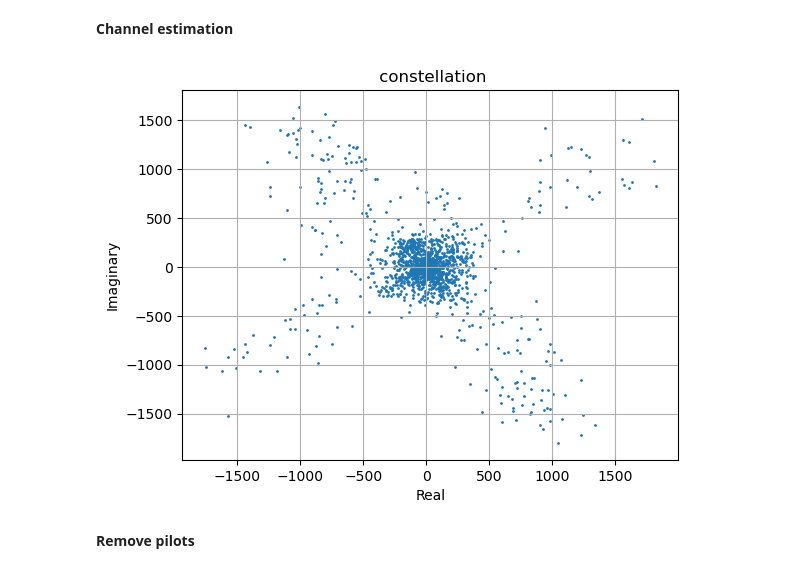
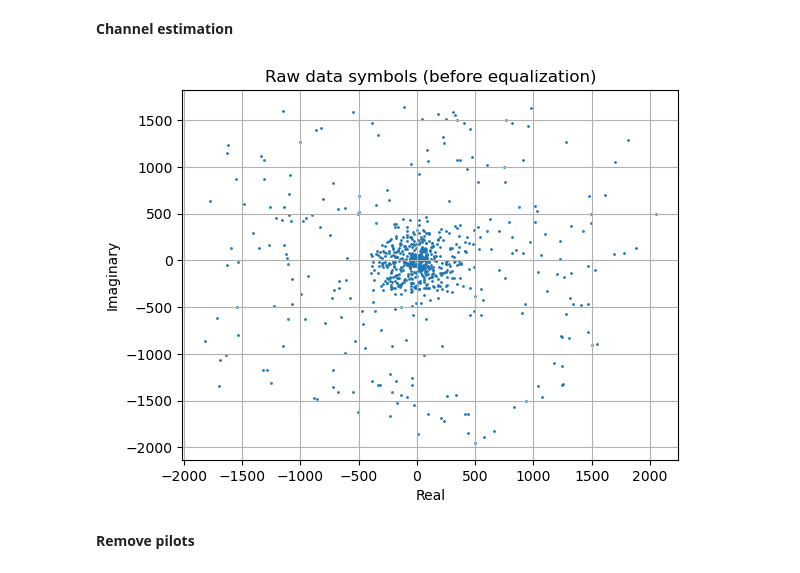
Before and after one commit to axellangenskiold/eitn21, a Jupyter notebook: assignment1_task3_alice.ipynb, the cells around one changed output. Cells and saved outputs as stored; diff of their text form; code cells hidden in the pictures.

```diff
--- a/assignment1_task3_alice.ipynb
+++ b/assignment1_task3_alice.ipynb
@@ -43,9 +41,10 @@ It shows how the filter attenuates different frequencies, with the x-axis repres
 # %% [markdown]
 **A/D Conversion and Down Sampling**
 # %%
-D = round(fs * Tsym / Nsc)   # = round(44100 * 0.058 / 128) = 20
-r_I_down = r_I_filt[::D]
-r_Q_down = r_Q_filt[::D]
+D = fs * Tsym / Nsc   # exact ratio, not rounded
+idx = np.arange(0, len(r_I_filt), D)
+r_I_down = np.interp(idx, np.arange(len(r_I_filt)), r_I_filt)
+r_Q_down = np.interp(idx, np.arange(len(r_Q_filt)), r_Q_filt)
 r_bb = r_I_down + 1j * r_Q_down
-print(f'D={D}, r_bb length={len(r_bb)}, ~{len(r_bb)//(Nsc+Ncp)} OFDM symbols')
+print(f'D={D:.4f}, r_bb length={len(r_bb)}, ~{len(r_bb)//(Nsc+Ncp)} OFDM symbols')
 # %% [output]
@@ -61,11 +60,10 @@ phi1  = np.sum(np.abs(wins[:, :Tper])**2, axis=1)
 phi2  = np.sum(np.abs(wins[:, Tper:])**2, axis=1)
 mu    = np.abs(gamma) / np.sqrt(phi1 * phi2 + 1e-10)
 
-T0 = np.argmax(mu)          # start of pilot OFDM data (after CP)
-t0 = T0 - Ncp               # start of pilot CP
+T0 = np.argmax(mu)          # argmax falls at start of pilot data (after CP)
+t0 = T0 - Ncp - 1           # start of pilot CP; -1 corrects a sub-sample sync bias
 print(f'Pilot starts at: {t0}, OFDM data at: {T0}')
 
-# Extract symbols from t0 (start of pilot CP)
 Nofdm   = Nsc + Ncp
 n_sym   = (len(r_bb) - t0) // Nofdm
 ofdm_blocks = r_bb[t0 : t0 + n_sym*Nofdm].reshape(n_sym, Nofdm)
@@ -81,41 +79,56 @@ X = np.fft.fft(ofdm_data, axis=1)
 # %% [markdown]
 **Channel estimation**
 # %%
-# H from zero-padded bits in length OFDM symbol (X[1])
-# Subcarriers 15-127 carry raw zero bits → QPSK symbol is 1+j
-# So H[k] = X[1, k] / (1+j) for k = 15..127
+from scipy.signal import savgol_filter
+
+# H from zero-padded subcarriers 15-127 of the length OFDM symbol (X[1])
+# Those subcarriers carry all-zero bits → QPSK symbol = 1+j
 H_from_len = X[1, 15:] / (1+1j)   # shape (113,)
 len_pos = np.arange(15, 128)
 
-# Linearly extrapolate H back to even subcarriers 0-14
-# to determine the sign (P) of the pilot at those positions
-fit_pos = len_pos[:7]   # subcarriers 15-21
-mag_p   = np.polyfit(fit_pos, np.abs(H_from_len[:7]), 1)
-pha_p   = np.polyfit(fit_pos, np.unwrap(np.angle(H_from_len[:7])), 1)
-extrap_pos = np.arange(0, 16, 2)   # even subcarriers 0, 2, ..., 14
-H_extrap   = np.polyval(mag_p, extrap_pos) * np.exp(1j * np.polyval(pha_p, extrap_pos))
+# Interpolate real and imaginary parts separately to all 128 subcarriers
+# (more stable than interpolating magnitude and phase)
+all_pos = np.arange(Nsc)
+H_init = (np.interp(all_pos, len_pos, H_from_len.real)
+        + 1j * np.interp(all_pos, len_pos, H_from_len.imag))
 
-# Pilot: X[0, 0::2] at even subcarriers; raw[:8] covers subcarriers 0,2,...,14
-raw   = X[0, 0::2]
-P_low = np.sign(np.real(raw[:8] * np.conj(H_extrap)))
-H_pilot_low = raw[:8] / (2 * P_low)
+# Use ALL 64 even subcarriers from the pilot symbol to improve H estimate
+# Pilot: X[0, 2k] = 2 * P[k] * H[2k], where P[k] ∈ {+1, -1}
+even_idx = np.arange(0, Nsc, 2)
+raw = X[0, even_idx]                       # received pilot at even subcarriers
+ratio = raw / (2 * H_init[even_idx])
+P = np.where(np.abs(ratio.real) >= np.abs(ratio.imag),
+             np.sign(ratio.real), np.sign(ratio.imag))
+P = np.where(P == 0, 1.0, P)
+H_from_pilot = raw / (2 * P)              # H estimate at all 64 even subcarriers
 
-# Combine pilot-based H at 0,2,...,14 with zero-padded H at 15-127
-pos_known = np.concatenate([extrap_pos, len_pos])
-H_known   = np.concatenate([H_pilot_low, H_from_len])
-idx       = np.argsort(pos_known)
+# Combine estimates: average where both are available (even sc >= 15)
+known_set = set(len_pos.tolist())
+H_full = np.empty(Nsc, dtype=complex)
+for k in range(Nsc):
+    in_len = k in known_set
+    in_pil = (k % 2 == 0)
+    if in_len and in_pil:
+        H_full[k] = 0.5 * (H_from_len[k - 15] + H_from_pilot[k // 2])
+    elif in_len:
+        H_full[k] = H_from_len[k - 15]
+    elif in_pil:
+        H_full[k] = H_from_pilot[k // 2]
+    else:
+        H_full[k] = 0  # odd subcarrier below 15 — filled next
 
-all_pos = np.arange(Nsc)
-mag_k   = np.abs(H_known[idx])
-phase_k = np.unwrap(np.angle(H_known[idx]))
-H_full  = (np.interp(all_pos, pos_known[idx], mag_k)
-         * np.exp(1j * np.interp(all_pos, pos_known[idx], phase_k)))
+# Fill odd subcarriers 1,3,...,13 by averaging their even neighbours
+for k in range(1, 15, 2):
+    H_full[k] = 0.5 * (H_full[k - 1] + H_full[k + 1])
 
-plt.scatter(X[1:].real.flatten(), X[1:].imag.flatten(), s=1)
-plt.title(' constellation'); plt.xlabel('Real'); plt.ylabel('Imaginary')
+# Smooth both parts to reduce per-subcarrier noise
+H_full = savgol_filter(H_full.real, 7, 3) + 1j * savgol_filter(H_full.imag, 7, 3)
+
+plt.scatter(X[2:8].real.flatten(), X[2:8].imag.flatten(), s=1)
+plt.title('Raw data symbols (before equalization)'); plt.xlabel('Real'); plt.ylabel('Imaginary')
 plt.grid(); plt.show()
 # %% [output]
-[figure, old version]
+[figure, new version]
 # %% [markdown]
 **Remove pilots**
 # %%
```
Also changed, not shown: parts of 6 cells of this notebook.
